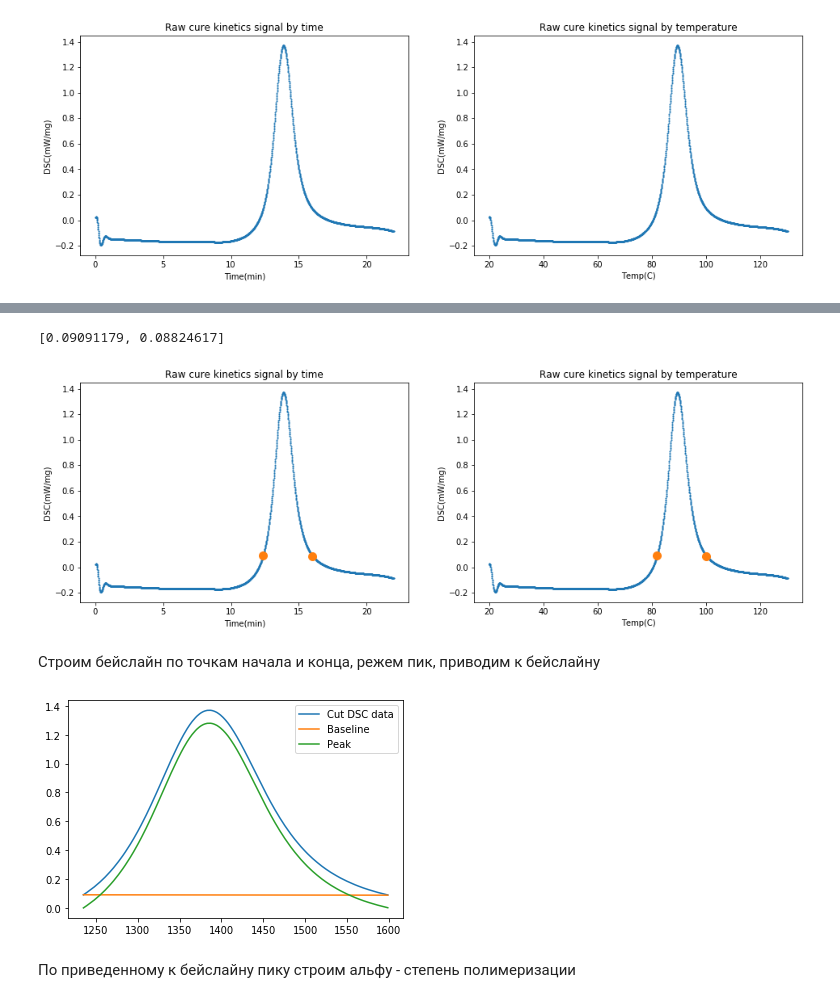
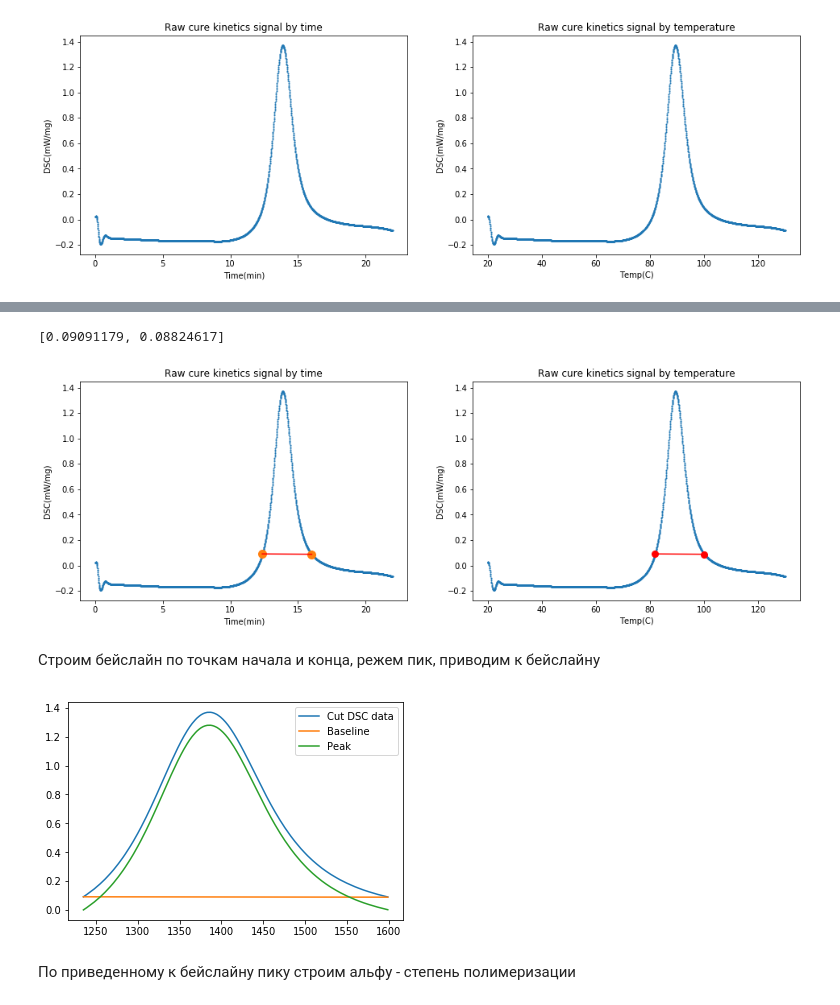
Before and after one commit to YarikineZ/DS_final_project, a Jupyter notebook: Final project.ipynb, the cells around one changed output, grey strips where cells are left out. Cells and saved outputs as stored; diff of their text form; code cells hidden in the pictures.

```diff
--- a/Final project.ipynb
+++ b/Final project.ipynb
@@ -67,6 +68,9 @@ def find_peak(df):
     ax[0].plot([df['Time'][peak_start],df['Time'][peak_end]],
                    [df['DSC'][peak_start],df['DSC'][peak_end]],
                   "o", markersize=10, label = "Baseline")
+    ax[0].plot([df['Time'][peak_start],df['Time'][peak_end]],
+           [df['DSC'][peak_start],df['DSC'][peak_end]],
+            color = "r", label = "Baseline")
     ax[0].set_xlabel("Time(min)")
     ax[0].set_ylabel('DSC(mW/mg)')
     ax[0].set_title('Raw cure kinetics signal by time')
@@ -74,7 +78,10 @@ def find_peak(df):
     ax[1].plot(df['Temp'], df['DSC'], "o", markersize=1, label = "Signal")
     ax[1].plot([df['Temp'][peak_start],df['Temp'][peak_end]],
                    [df['DSC'][peak_start],df['DSC'][peak_end]],
-                    "o", markersize=10, label = "Baseline")
+                    "o", markersize=8, color = "r", label = "Baseline")
+    ax[1].plot([df['Temp'][peak_start],df['Temp'][peak_end]],
+               [df['DSC'][peak_start],df['DSC'][peak_end]],
+                color = "r", label = "Baseline")
     ax[1].set_xlabel("Temp(C)")
     ax[1].set_ylabel('DSC(mW/mg)')
     ax[1].set_title('Raw cure kinetics signal by temperature')
@@ -84,29 +91,30 @@ def find_peak(df):
 peak_start, peak_end = find_peak(df)
 # %% [output]
 [0.09091179, 0.08824617]
-[figure, old version]
+[figure, new version]
 # %% [markdown]
 Строим бейслайн по точкам начала и конца, режем пик, приводим к бейслайну
 # %%
 def calc_peak(df, peak_start, peak_end):
     baseline = np.zeros(0)
 
     for i in range(peak_end - peak_start):  # строим baseline
         new_val = (df['DSC'][peak_end] - df['DSC'][peak_start])/(peak_end - peak_start)*i + df['DSC'][peak_start]
         baseline = np.append(baseline,new_val)
 
     peak = df['DSC'][peak_start: peak_end] - baseline
 
-    plt.plot(df['DSC'][peak_start: peak_end], label = "Cut DSC data")
-    plt.plot(range(peak_start, peak_end), baseline, label = "Baseline")
-    plt.plot(range(peak_start, peak_end), peak, label = "Peak")
-    plt.legend()
+    return peak, baseline
 
-    return peak
+peak, baseline = calc_peak(df, peak_start, peak_end)
 
-peak = calc_peak(df, peak_start, peak_end)
+plt.plot(df['DSC'][peak_start: peak_end], label = "Cut DSC data")
+plt.plot(range(peak_start, peak_end), baseline, label = "Baseline")
+plt.plot(range(peak_start, peak_end), peak, label = "Peak")
+plt.legend()
+plt.show()
 # %% [output]
-[figure, old version]
+[figure, new version]
 # %% [markdown]
 По приведенному к бейслайну пику строим альфу - степень полимеризации
 # %%
```
Also changed, not shown: parts of 26 cells of this notebook.
